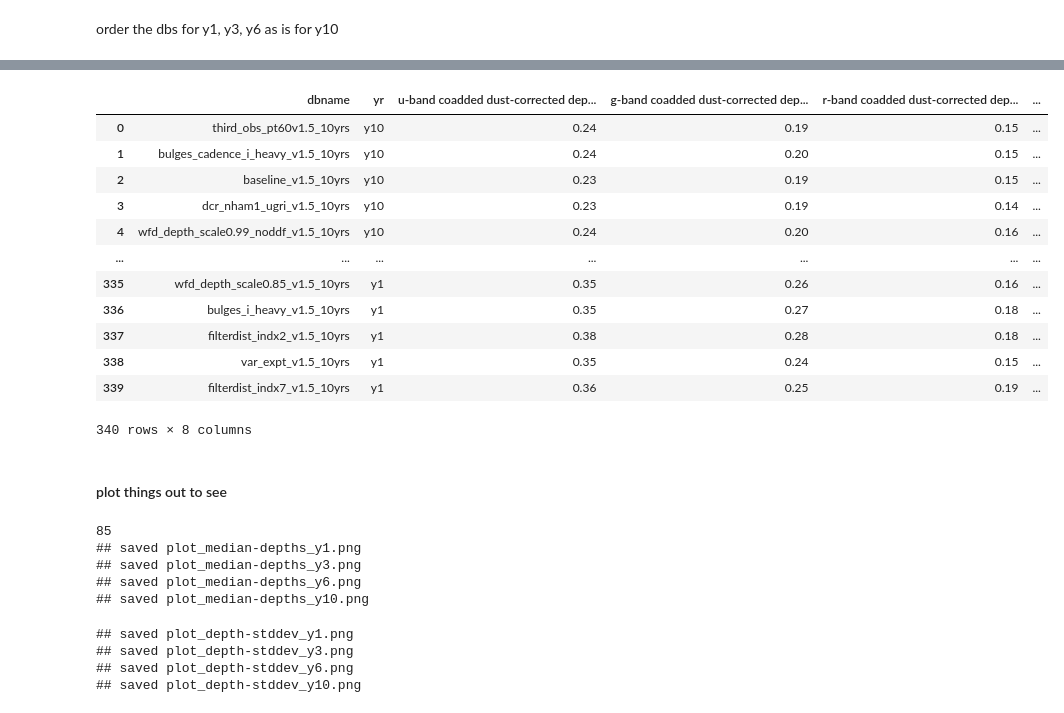
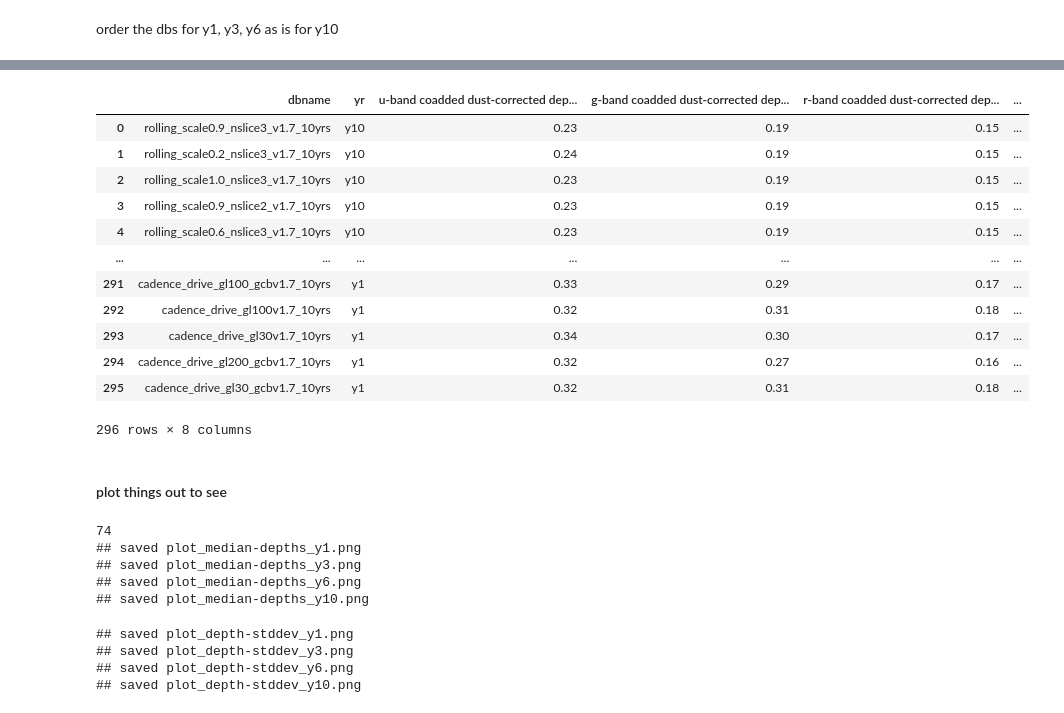
Before and after one commit to LSSTDESC/ObsStrat, a Jupyter notebook: postwp/paper_data_exgalm5-related.ipynb, the cells around one changed output, grey strips where cells are left out. Cells and saved outputs as stored; diff of their text form; code cells hidden in the pictures.

```diff
--- a/postwp/paper_data_exgalm5-related.ipynb
+++ b/postwp/paper_data_exgalm5-related.ipynb
@@ -121,13 +140,13 @@ look to see if all the dbs in the all-metrics data are presented in the new data
 # %%
 for yr_tag in yr_tags:
     print('\nchecking %s' % yr_tag)
-    mapper = {'i-band depth: median': 'static_median Y%s $i$-band coadded depth in effective survey area' % yr_tag.split('y')[-1],
-          'Area (deg2)': 'static_Y%s effective survey area'  % yr_tag.split('y')[-1],
-          'i-band depth: std': 'static_stddev of Y%s $i$-band coadded depth in effective survey area' % yr_tag.split('y')[-1]
+    mapper = {'i-band depth: median': 'median Y%s $i$-band coadded depth in effective survey area' % yr_tag.split('y')[-1],
+          'Area (deg2)': 'Y%s effective survey area '  % yr_tag.split('y')[-1],
+          'i-band depth: std': 'std in Y%s $i$-band coadded depth in effective survey area' % yr_tag.split('y')[-1]
          }
 
     inds = []
-    for i, db in enumerate( summary_data['Unnamed: 0'] ):
+    for i, db in enumerate( summary_data['name'] ):
         ind = np.where(new_data[yr_tag]['dbname'] == db.split('.db')[0])[0]
 
         if len(ind)  == 0:
@@ -196,12 +215,13 @@ for yr_tag in ['y10', 'y3', 'y6', 'y1']:
     depth_stddev_this_yr = pd.DataFrame()
 
     for i, band in enumerate( bands ):
+        dont_add = False
         fname = [f for f in os.listdir(path) if f.__contains__('_%s-band_' % band) \
                                                  and f.__contains__('_%s_' % yr_tag)
                 ][0]
         print('reading in %s' % fname)
         data_ = pd.read_csv('%s/%s' % (path, fname))
-
+        #print(data_.dbname.values)
         band_key_median = '%s-band median coadded dust-corrected depth in eg-footprint' % band
         band_key_stddev = '%s-band coadded dust-corrected depth stddev in eg-footprint' % band
         if i == 0:
@@ -214,20 +234,26 @@ for yr_tag in ['y10', 'y3', 'y6', 'y1']:
             depth_stddev_this_yr['yr'] = [yr_tag] * len( data_['dbname'].values )
         else:
             # check if the order is okay
-
-            if (depth_med_this_yr['dbname'].values != data_['dbname'].values).any():
+            check = (depth_med_this_yr['dbname'].values != data_['dbname'].values)
+            if isinstance(check, np.ndarray):
+                check = check.any()
+            else: check = check
+            if check:
                 print('\n## dbname order is different for %s-band vs. previous bands for %s.' % (band, yr_tag) )
-
                 print('reordering ... ')
 
                 # reorder things
                 data_ = depth_med_this_yr.merge(data_, on='dbname', suffixes=['_prev', '_%s' % yr_tag])
 
-
                 # check to ensure the db order is the same
                 print('checking the order again .. should not print anything if the order is now fine.\n')
-                if  (depth_med_this_yr['dbname'].values != data_['dbname'].values).any():
-                    raise ValueError('somethings wrong with the db order')
+                check = (depth_med_this_yr['dbname'].values != data_['dbname'].values)
+                if isinstance(check, np.ndarray):
+                    check = check.any()
+                else: check = check
+                if check:
+                    print('## somethings wrong with the db order')
+
 
         depth_med_this_yr[band_key_median] = data_['%s-band depth: median' % band].values
         depth_stddev_this_yr[band_key_stddev] = data_['%s-band depth: std' % band].values
@@ -260,0 +285,6 @@ y10_order = pd.DataFrame({'dbname': depth_med_all_yrs['y10']['dbname']})
+# %%
+#y10_order = pd.DataFrame({'dbname': depth_med_all_yrs['y10']['dbname']})
+y10_order = []
+dbs_order = pd.read_csv('%s/given_order_v1.7.csv' % order_path, )
+dbs_order = dbs_order.rename(columns={'name': 'dbname'})
+dbs_order
@@ -262,7 +322,7 @@ y10_order = pd.DataFrame({'dbname': depth_med_all_yrs['y10']['dbname']})
 # median depth data - move away from the nested dictionary
 depth_data = pd.DataFrame()
 for i, yr_tag in enumerate( depth_med_all_yrs ):
-    depth_med_all_yrs[yr_tag] = y10_order.merge(depth_med_all_yrs[yr_tag], on='dbname')
+    depth_med_all_yrs[yr_tag] = dbs_order.merge(depth_med_all_yrs[yr_tag], on='dbname')
 
     if i == 0:
         depth_data = depth_med_all_yrs[yr_tag]
@@ -290,31 +350,31 @@ depth_data
 # %%
 # depth stddev data
 stddev_data = pd.DataFrame()
 for i, yr_tag in enumerate( depth_stddev_all_yrs ):
-    depth_stddev_all_yrs[yr_tag] = y10_order.merge(depth_stddev_all_yrs[yr_tag], on='dbname')
+    depth_stddev_all_yrs[yr_tag] = dbs_order.merge(depth_stddev_all_yrs[yr_tag], on='dbname')
 
     if i == 0:
         stddev_data = depth_stddev_all_yrs[yr_tag]
     else:
         # stack them up
         stddev_data = stddev_data.append(depth_stddev_all_yrs[yr_tag])
 
 stddev_data.reset_index(inplace=True, drop=True)
 
 stddev_data
 # %% [output]
 |  | dbname | yr | u-band coadded dust-corrected dep... | g-band coadded dust-corrected dep... | r-band coadded dust-corrected dep... | ... |
-| 0 | third_obs_pt60v1.5_10yrs | y10 | 0.24 | 0.19 | 0.15 | ... |
-| 1 | bulges_cadence_i_heavy_v1.5_10yrs | y10 | 0.24 | 0.20 | 0.15 | ... |
-| 2 | baseline_v1.5_10yrs | y10 | 0.23 | 0.19 | 0.15 | ... |
-| 3 | dcr_nham1_ugri_v1.5_10yrs | y10 | 0.23 | 0.19 | 0.14 | ... |
-| 4 | wfd_depth_scale0.99_noddf_v1.5_10yrs | y10 | 0.24 | 0.20 | 0.16 | ... |
+| 0 | rolling_scale0.9_nslice3_v1.7_10yrs | y10 | 0.23 | 0.19 | 0.15 | ... |
+| 1 | rolling_scale0.2_nslice3_v1.7_10yrs | y10 | 0.24 | 0.19 | 0.15 | ... |
+| 2 | rolling_scale1.0_nslice3_v1.7_10yrs | y10 | 0.23 | 0.19 | 0.15 | ... |
+| 3 | rolling_scale0.9_nslice2_v1.7_10yrs | y10 | 0.23 | 0.19 | 0.15 | ... |
+| 4 | rolling_scale0.6_nslice3_v1.7_10yrs | y10 | 0.23 | 0.19 | 0.15 | ... |
 | ... | ... | ... | ... | ... | ... | ... |
-| 335 | wfd_depth_scale0.85_v1.5_10yrs | y1 | 0.35 | 0.26 | 0.16 | ... |
-| 336 | bulges_i_heavy_v1.5_10yrs | y1 | 0.35 | 0.27 | 0.18 | ... |
-| 337 | filterdist_indx2_v1.5_10yrs | y1 | 0.38 | 0.28 | 0.18 | ... |
-| 338 | var_expt_v1.5_10yrs | y1 | 0.35 | 0.24 | 0.15 | ... |
-| 339 | filterdist_indx7_v1.5_10yrs | y1 | 0.36 | 0.25 | 0.19 | ... |
+| 291 | cadence_drive_gl100_gcbv1.7_10yrs | y1 | 0.33 | 0.29 | 0.17 | ... |
+| 292 | cadence_drive_gl100v1.7_10yrs | y1 | 0.32 | 0.31 | 0.18 | ... |
+| 293 | cadence_drive_gl30v1.7_10yrs | y1 | 0.34 | 0.30 | 0.17 | ... |
+| 294 | cadence_drive_gl200_gcbv1.7_10yrs | y1 | 0.32 | 0.27 | 0.16 | ... |
+| 295 | cadence_drive_gl30_gcbv1.7_10yrs | y1 | 0.32 | 0.31 | 0.18 | ... |
-340 rows × 8 columns
+296 rows × 8 columns
 # %% [markdown]
 #### plot things out to see
@@ -337,7 +397,7 @@ for yr_tag in yr_tags:
 
     ax = plt.gca()
     ax.set_yticks( range(ndbs) )
-    ax.set_yticklabels( y10_order['dbname'].values )
+    ax.set_yticklabels( dbs_order['dbname'].values )
 
     plt.xlabel('median depth (coadded; dust extinguished)')
     plt.legend(bbox_to_anchor=(1,1))
@@ -348,7 +408,7 @@ for yr_tag in yr_tags:
     print('## saved %s' % fname)
     plt.close() #plt.show()
 # %% [output]
-85
+74
 ## saved plot_median-depths_y1.png
 ## saved plot_median-depths_y3.png
 ## saved plot_median-depths_y6.png
```
Also changed, not shown: parts of 25 cells of this notebook.
